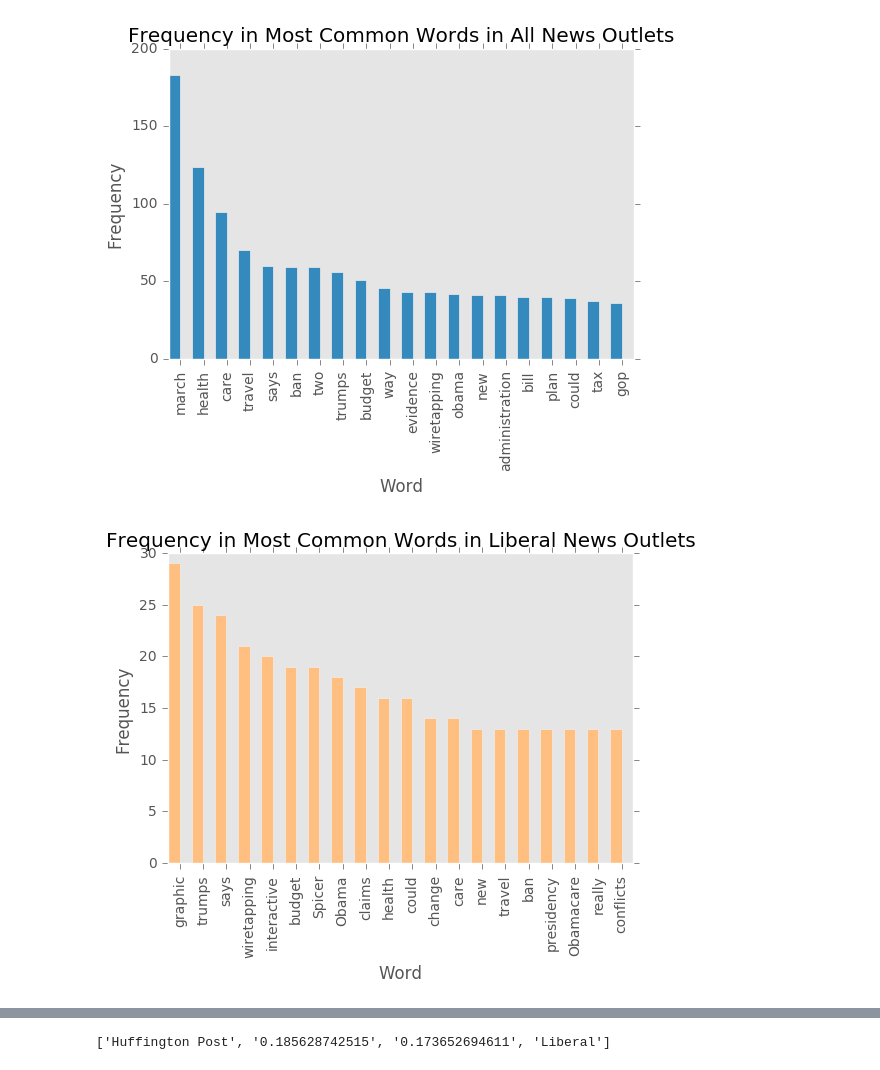
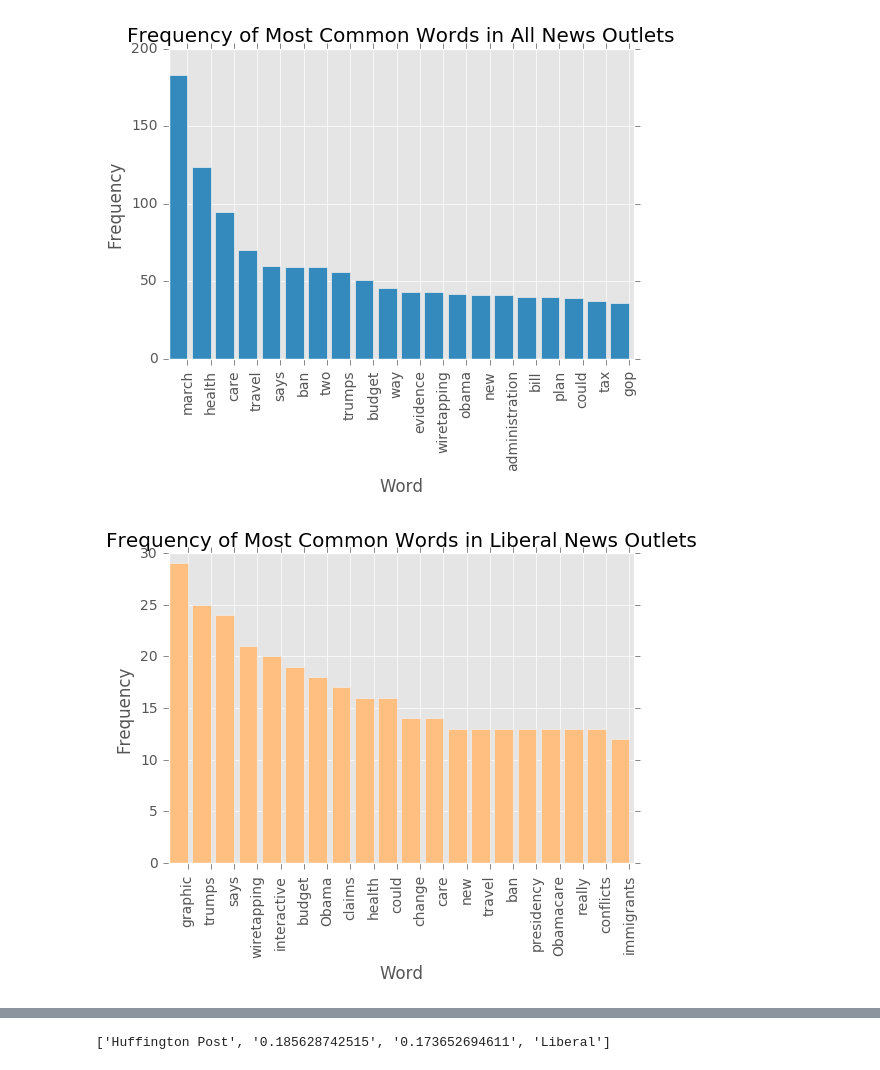
Before and after one commit to noashadmon/sta141bfinal, a Jupyter notebook: nounpolarity-analysis.ipynb, the cells around one changed output, grey strips where cells are left out. Saved outputs shown, nothing was run; the diff lists cells and outputs as text; code cells hidden in the pictures.

```diff
--- a/nounpolarity-analysis.ipynb
+++ b/nounpolarity-analysis.ipynb
@@ -87,35 +87,33 @@ df_l = pd.DataFrame(Counter(liber_news).most_common()[0:20])
 df_o = pd.DataFrame(Counter(other_news).most_common()[0:20])
 # %%
 ind = np.arange(20)
-width = 0.5
+width = 0.8
 fig = plt.figure()
 ax = fig.add_subplot(111)
 
 rects1 = ax.bar(ind, df_combined.ix[:, 1].values, width)
-ax.grid(False)
 ax.set_ylabel('Frequency')
 ax.set_xlabel('Word')
 ax.set_xticks(ind+width)
-ax.set_title("Frequency in Most Common Words in All News Outlets")
+ax.set_title("Frequency of Most Common Words in All News Outlets")
 ax.set_xticklabels(df_combined[0], rotation = 90)
 plt.show()
 # %% [output]
-[figure, old version]
+[figure, new version]
 # %%
 ind = np.arange(20)
-width = 0.5
+width = 0.8
 fig = plt.figure()
 ax = fig.add_subplot(111)
 
 rects1 = ax.bar(ind, df_l.ix[:, 1].values, width, color = "#ffbf80")
-ax.grid(False)
 ax.set_ylabel('Frequency')
 ax.set_xlabel('Word')
 ax.set_xticks(ind+width)
-ax.set_title("Frequency in Most Common Words in Liberal News Outlets")
+ax.set_title("Frequency of Most Common Words in Liberal News Outlets")
 ax.set_xticklabels(df_l[0], rotation = 90)
 plt.show()
 # %% [output]
-[figure, old version]
+[figure, new version]
 # %%
 ind = np.arange(20)
```
Also changed, not shown: parts of 10 cells of this notebook.
